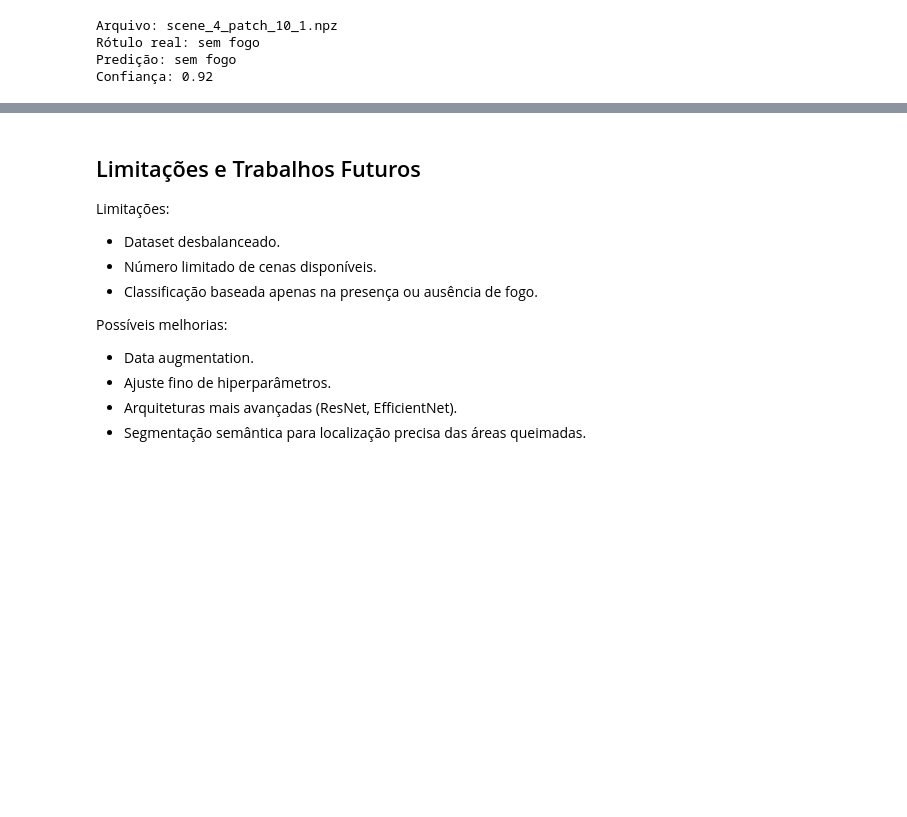
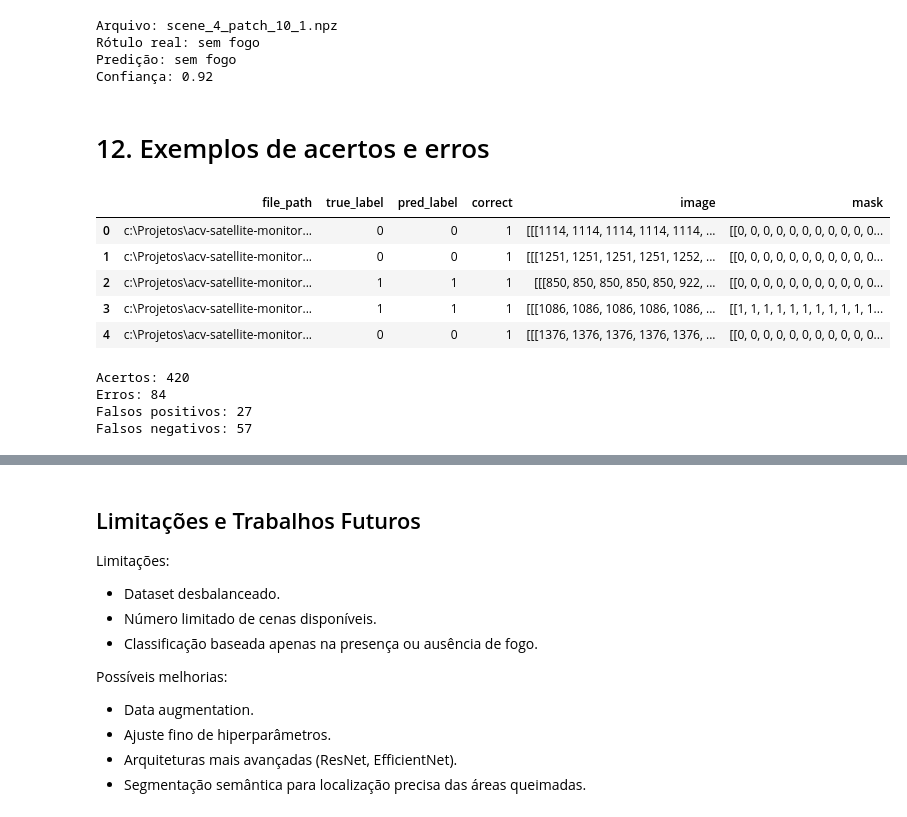
Before and after one commit to Sabi-Hase/acv-satellite-monitoring, a Jupyter notebook: notebooks/01_dataset_exploration.ipynb, the cells around one changed output, grey strips where cells are left out. Drawn from its saved outputs; the diff is of its cells as text; code cells hidden in the pictures; blank space fills up the shorter version.

Commit message:
Atualiza documentacao e organiza modelos

```diff
--- a/notebooks/01_dataset_exploration.ipynb
+++ b/notebooks/01_dataset_exploration.ipynb
@@ -899,3 +899,72 @@ Arquivo: scene_4_patch_10_1.npz
 Rótulo real: sem fogo
 Predição: sem fogo
 Confiança: 0.92
+# %% [markdown]
+# 12. Exemplos de acertos e erros
+# %%
+from random import sample
+
+model_final = ImprovedCNN().to(device)
+model_final.load_state_dict(best_state_2)
+model_final.eval()
+
+def predict_file(file_path, model, device, img_size=128):
+    with np.load(file_path, allow_pickle=True) as data:
+        image = data["image"]
+        label = data["label"]
+
+    x = torch.tensor(image, dtype=torch.float32)
+    x = F.interpolate(
+        x.unsqueeze(0),
+        size=(img_size, img_size),
+        mode="bilinear",
+        align_corners=False
+    ).squeeze(0)
+
+    x = (x - x.mean()) / (x.std() + 1e-6)
+    x = x.unsqueeze(0).to(device)
+
+    with torch.no_grad():
+        logits = model(x)
+        pred = torch.argmax(logits, dim=1).item()
+
+    true_label = int((label > 0).any())
+    return true_label, pred, image, label
+
+rows = []
+for _, row in test_df.iterrows():
+    true_label, pred_label, image, label = predict_file(Path(row["file_path"]), model_final, device)
+    rows.append({
+        "file_path": row["file_path"],
+        "true_label": true_label,
+        "pred_label": pred_label,
+        "correct": int(true_label == pred_label),
+        "image": image,
+        "mask": label
+    })
+
+test_results_df = pd.DataFrame(rows)
+test_results_df.head()
+# %% [output]
+|  | file_path | true_label | pred_label | correct | image | mask |
+| 0 | c:\Projetos\acv-satellite-monitor... | 0 | 0 | 1 | [[[1114, 1114, 1114, 1114, 1114, ... | [[0, 0, 0, 0, 0, 0, 0, 0, 0, 0, 0... |
+| 1 | c:\Projetos\acv-satellite-monitor... | 0 | 0 | 1 | [[[1251, 1251, 1251, 1251, 1252, ... | [[0, 0, 0, 0, 0, 0, 0, 0, 0, 0, 0... |
+| 2 | c:\Projetos\acv-satellite-monitor... | 1 | 1 | 1 | [[[850, 850, 850, 850, 850, 922, ... | [[0, 0, 0, 0, 0, 0, 0, 0, 0, 0, 0... |
+| 3 | c:\Projetos\acv-satellite-monitor... | 1 | 1 | 1 | [[[1086, 1086, 1086, 1086, 1086, ... | [[1, 1, 1, 1, 1, 1, 1, 1, 1, 1, 1... |
+| 4 | c:\Projetos\acv-satellite-monitor... | 0 | 0 | 1 | [[[1376, 1376, 1376, 1376, 1376, ... | [[0, 0, 0, 0, 0, 0, 0, 0, 0, 0, 0... |
+# %%
+correct_df = test_results_df[test_results_df["correct"] == 1]
+wrong_df = test_results_df[test_results_df["correct"] == 0]
+
+false_positive_df = test_results_df[(test_results_df["true_label"] == 0) & (test_results_df["pred_label"] == 1)]
+false_negative_df = test_results_df[(test_results_df["true_label"] == 1) & (test_results_df["pred_label"] == 0)]
+
+print("Acertos:", len(correct_df))
+print("Erros:", len(wrong_df))
+print("Falsos positivos:", len(false_positive_df))
+print("Falsos negativos:", len(false_negative_df))
+# %% [output]
+Acertos: 420
+Erros: 84
+Falsos positivos: 27
+Falsos negativos: 57
```
Also changed, not shown: parts of 4 cells of this notebook, 3 other files.
